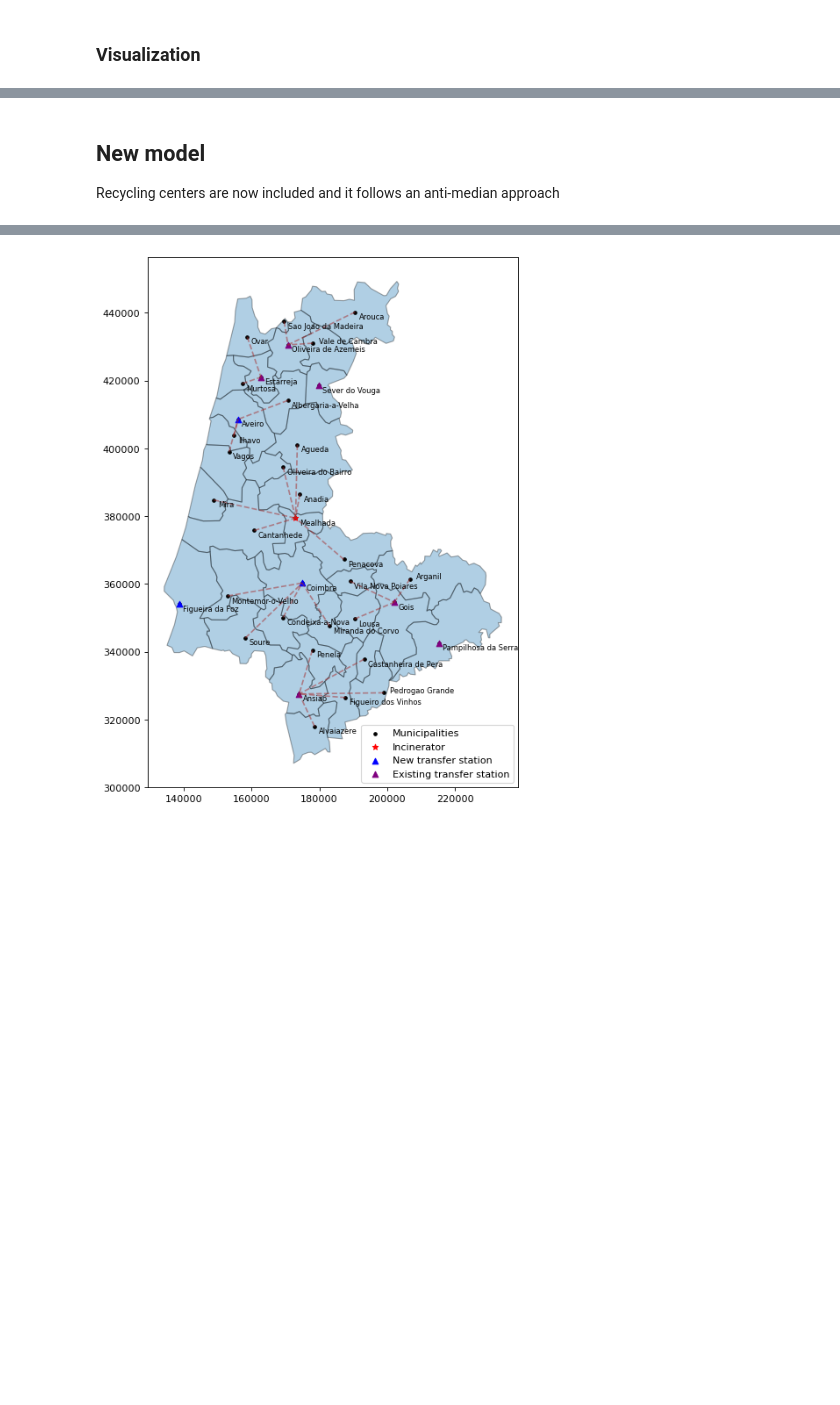
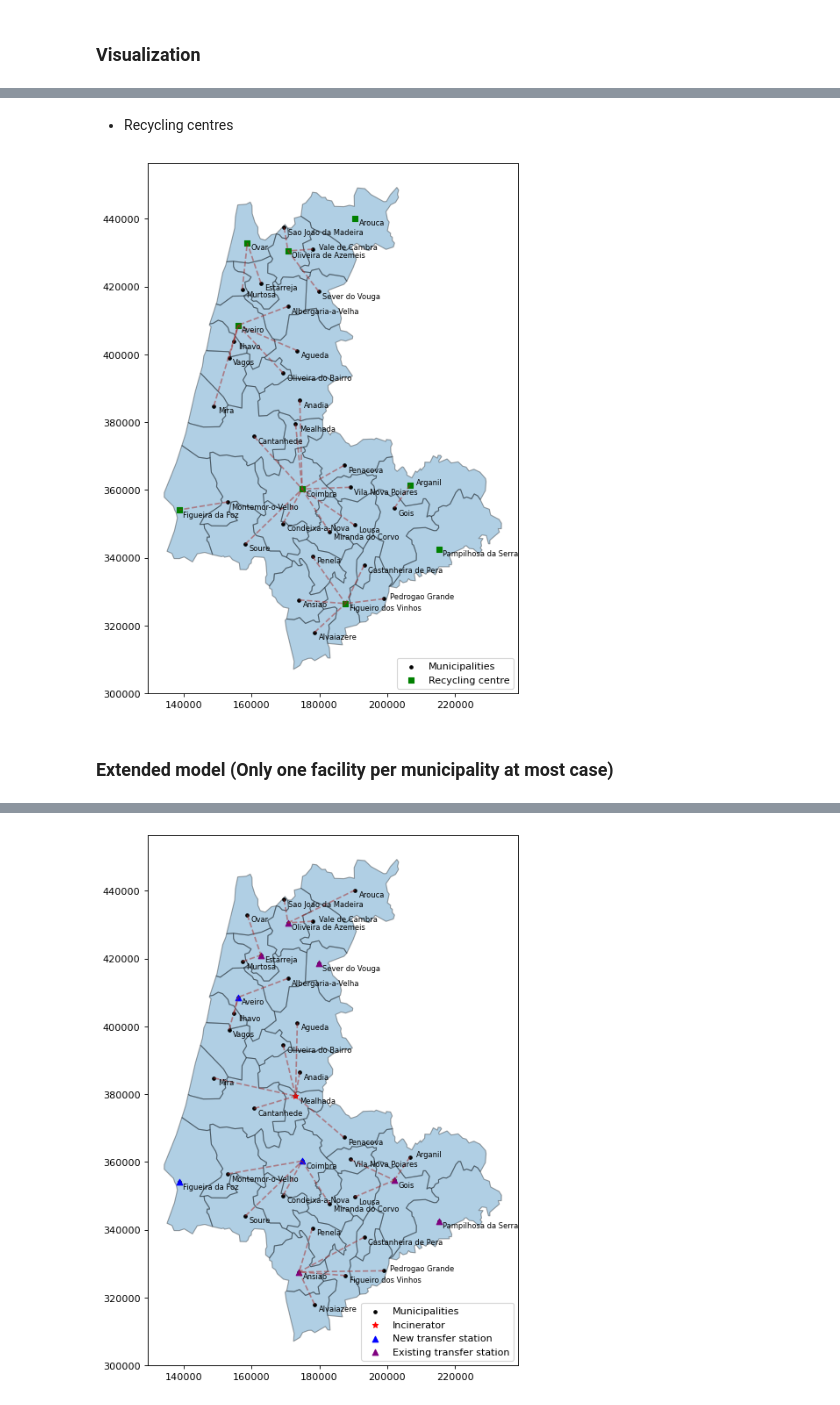
Before and after one commit to chiclez/MSW_Portugal, a Jupyter notebook: taor.ipynb, the cells around one changed output, grey strips where cells are left out. Cells and saved outputs as stored; diff of their text form; code cells hidden in the pictures; blank space fills up the shorter version.

```diff
--- a/taor.ipynb
+++ b/taor.ipynb
@@ -269 +437,11 @@ This model uses the data from 2019. Costs are also updated to 2019 using the Pri
+# %%
+# Max distances
+demax = 30
+dlmax = 125
+drmax = 30
+
+# Bring the new data
+new_data = gb.get_new_data(demax, dlmax, drmax)
+
+q_j, q_r, q_jr_max, dist_jk_dist_jl, dist_kl, w_jk0, f_jk_f_jl, g_kl, g_jk, d_jk_tri, d_jk_tri_bin, weight_prod = [i for i in new_data]
 # %%
@@ -449,22 +657,29 @@ Mealhada 1.0
 y = []
 
 for k in K:
-    if(model_rob.y_k[k]() == 1):
+    if(model_extended.y_k[k]() == 1):
         y.append(k)
 
 #Incinerator
 z = []
 
 for l in L:
-    if(model_rob.z_l[l]() == 1):
+    if(model_extended.z_l[l]() == 1):
         z.append(l)
+
+#Recycling centres
+x = []
+
+for k in K:
+    if(model_extended.X_k[k]() == 1):
+        x.append(k)
 
 # Link between municipalities and transfer stations
 links_ts = []
 
 for k in K:
     for j in J:
-        if(model_rob.w_jk[j, k]() == 1):
+        if(model_extended.w_jk[j, k]() == 1):
             links_ts.append((k, j))
 
 # Link between municipalities and the incinerator
@@ -472,10 +687,18 @@ links_inc = []
 
 for l in L:
     for j in J:
-        if(model_rob.v_jl[j, l]() == 1):
+        if(model_extended.v_jl[j, l]() == 1):
             links_inc.append((l, j))
 
+# Link between municipalities and recycling centres
+links_recs = []
+
+for k in K:
+    for j in J:
+        if(model_extended.u_jk[j, k]() == 1):
+            links_recs.append((k, j))
+
 # Get the coordinates
-ts_new, ts_exist, inc, mun, w_jk, v_jl = [i for i in gb.get_coord(y, z, links_ts, links_inc, K1)]
+ts_new, ts_exist, inc, rec, mun, w_jk, v_jl, u_jk = [i for i in gb.get_coord(y, z, links_ts, links_inc, K1, x, links_recs)]
 # %% [markdown]
 #### GIS
@@ -494,5 +712,11 @@ new_map
-# %% [markdown]
-## New model
-Recycling centers are now included and it follows an anti-median approach
+# %% [markdown]
+- Recycling centres
+# %%
+gis_rec_map = gb.create_gis_rec(rec, u_jk)
+gis_rec_map
+# %% [output]
+[figure, added]
+# %% [markdown]
+### Extended model (Only one facility per municipality at most case)
 # %%
 # Max distances
```
Also changed, not shown: parts of 35 cells of this notebook, 3 other files.
